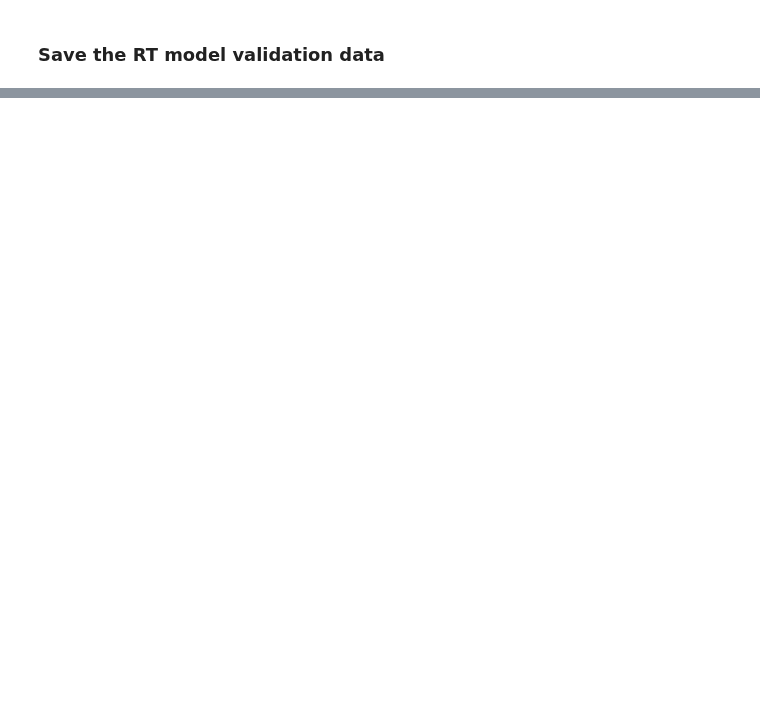
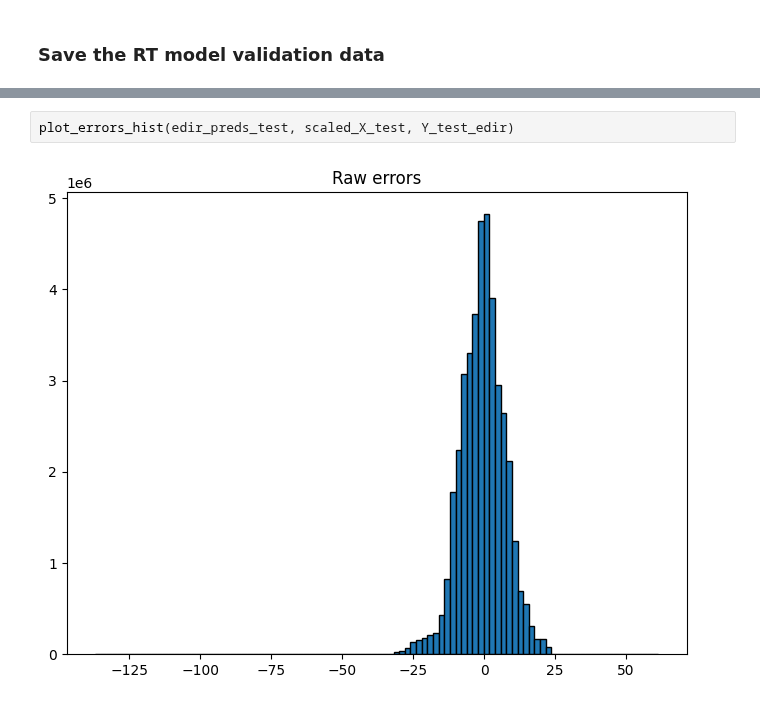
Before and after one commit to HerraKaava/RT_model_emulator, a Jupyter notebook: code-files/NN_model_edir.ipynb, the cells around one changed output, grey strips where cells are left out. Drawn from its saved outputs; the diff is of its cells as text; blank space fills up the shorter version.

```diff
--- a/code-files/NN_model_edir.ipynb
+++ b/code-files/NN_model_edir.ipynb
@@ -319,0 +326,4 @@ save_HDF5(Y=Y_val_edir, save_loc=save_loc, file_name=file_name)
+# %%
+plot_errors_hist(edir_preds_test, scaled_X_test, Y_test_edir)
+# %% [output]
+[figure, added]
```
Also changed, not shown: parts of 16 cells of this notebook.
